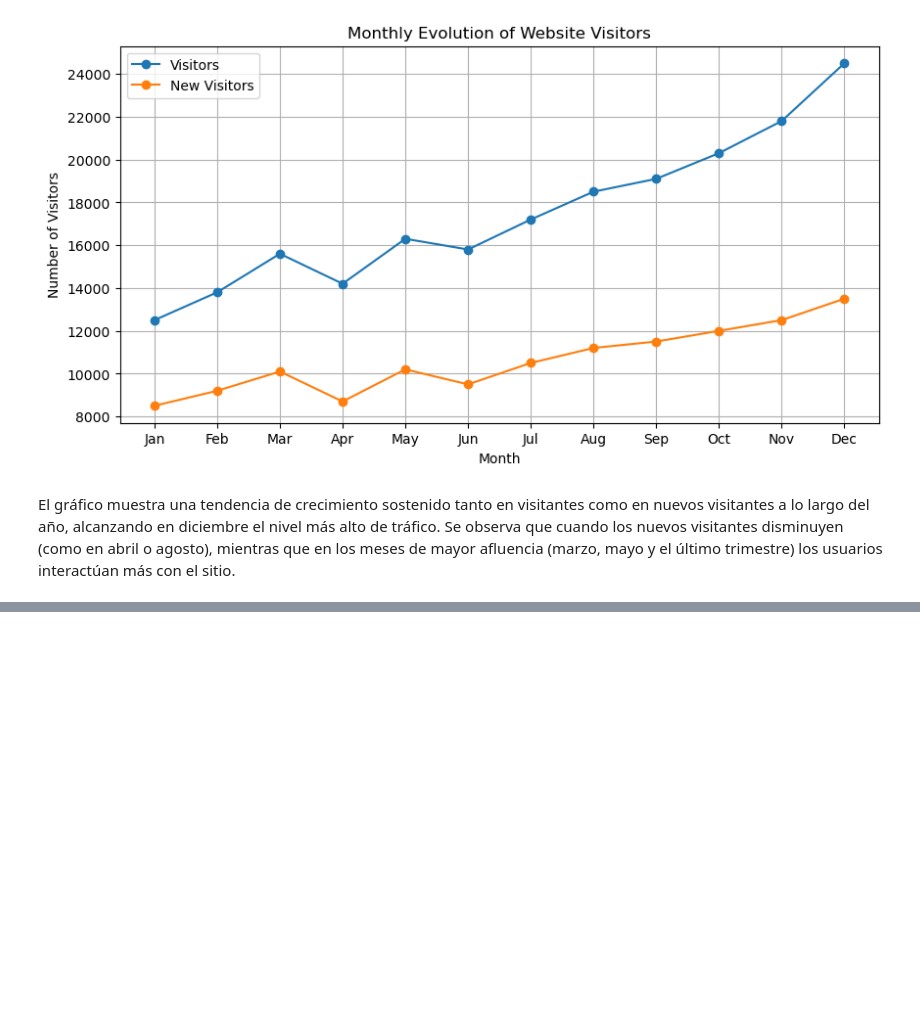
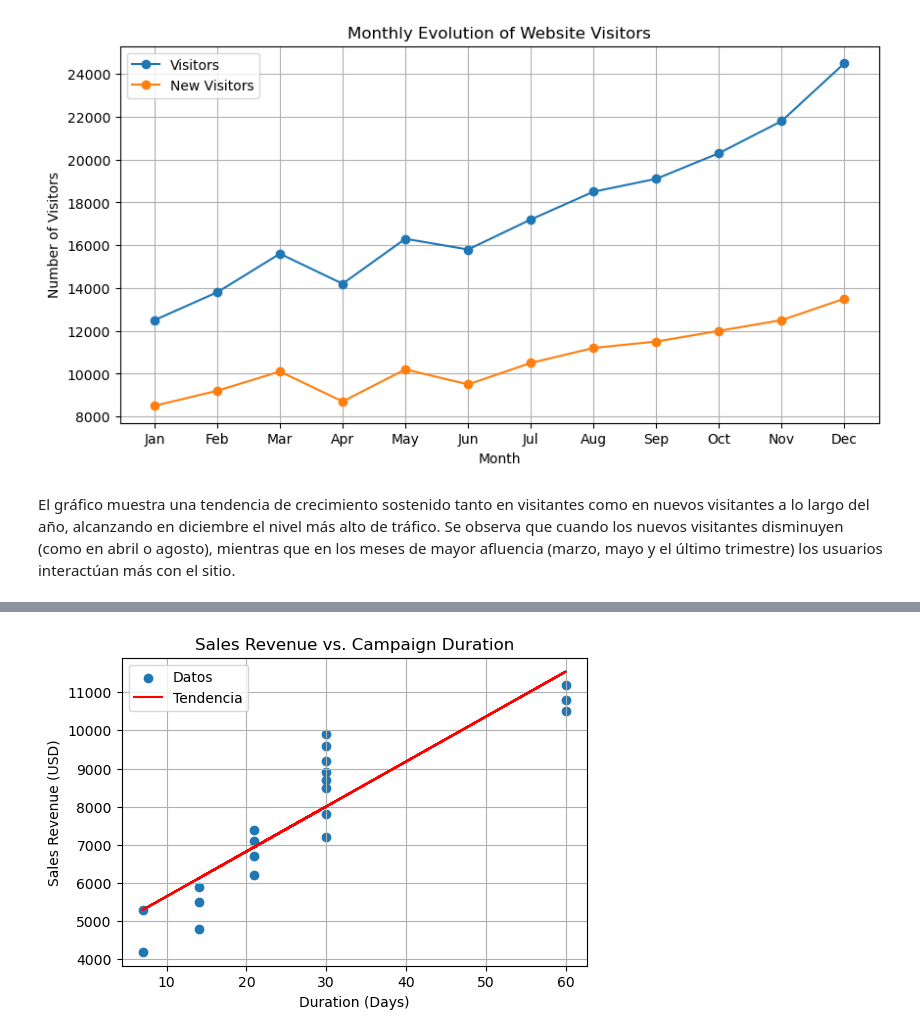
Before and after one commit to Martin0506/Taller3_BigData, a Jupyter notebook: Taller3.ipynb, the cells around one changed output, grey strips where cells are left out. Saved outputs shown, nothing was run; the diff lists cells and outputs as text; code cells hidden in the pictures; blank space fills up the shorter version.

```diff
--- a/Taller3.ipynb
+++ b/Taller3.ipynb
@@ -210,0 +283,19 @@ El gráfico muestra una tendencia de crecimiento sostenido tanto en visitantes c
+# %%
+# === Scatter + Trendline: Sales Revenue vs. Duration ===
+x = marketing_df['Duration_Days']
+y = marketing_df['Sales_Revenue_USD']
+
+plt.figure(figsize=(6,4))
+plt.scatter(x, y, label="Datos")
+
+m, b = np.polyfit(x, y, 1)
+plt.plot(x, m*x + b, color="red", label="Tendencia")
+
+plt.xlabel("Duration (Days)")
+plt.ylabel("Sales Revenue (USD)")
+plt.title("Sales Revenue vs. Campaign Duration")
+plt.legend()
+plt.grid(True)
+plt.show()
+# %% [output]
+[figure, added]
```
Also changed, not shown: parts of 7 cells of this notebook, 1 other file.
